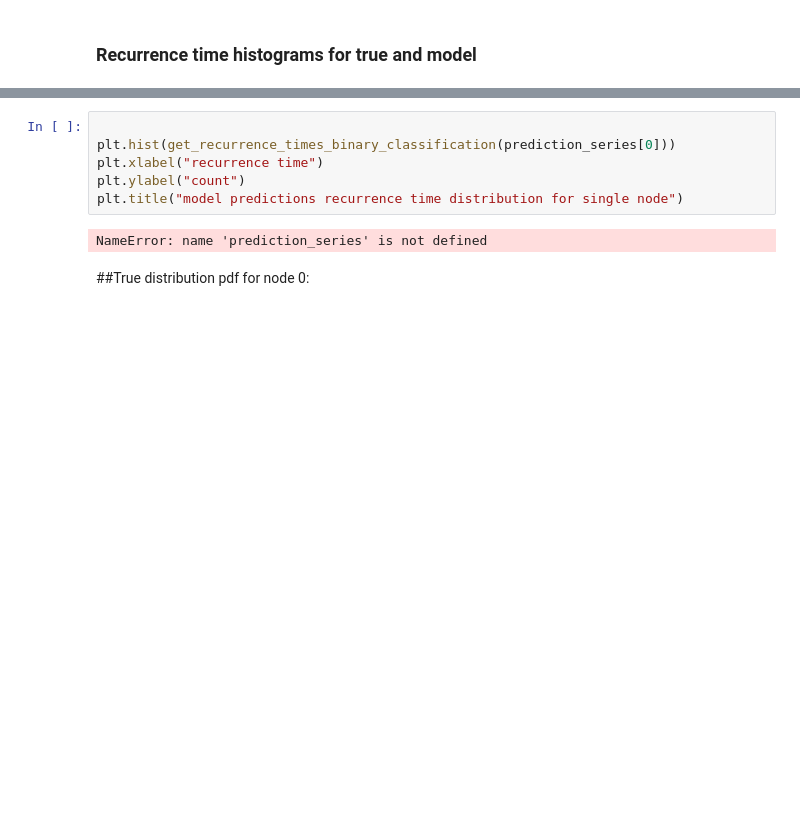
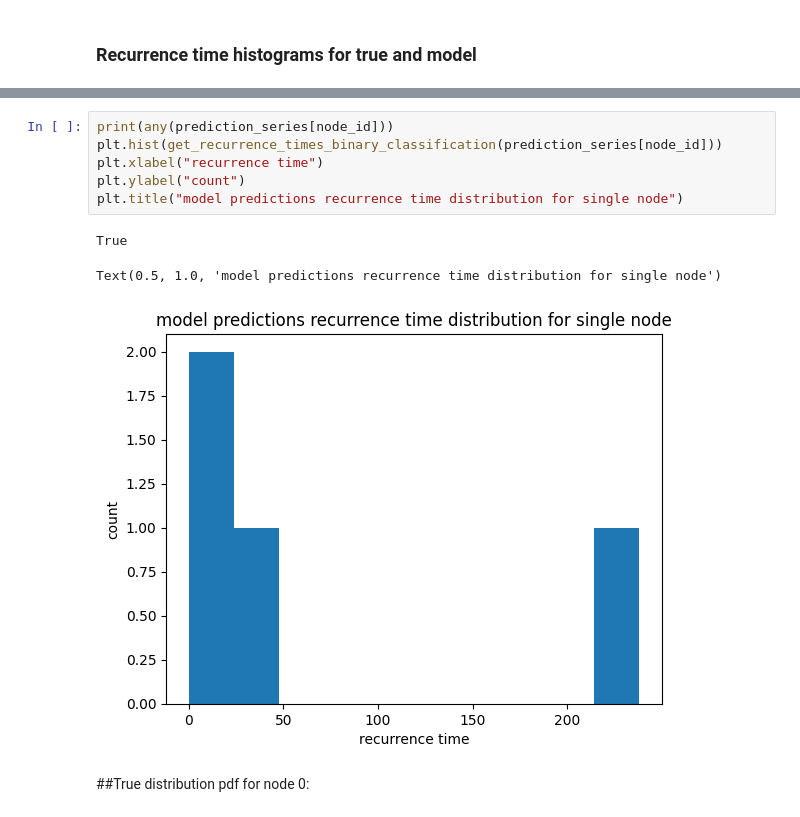
Before and after one commit to AggarwalTushar/CS224W_Project, a Jupyter notebook: notebooks/project_results_analysis.ipynb, the cells around one changed output, grey strips where cells are left out. Cells and saved outputs as stored; diff of their text form; blank space fills up the shorter version.

```diff
--- a/notebooks/project_results_analysis.ipynb
+++ b/notebooks/project_results_analysis.ipynb
@@ -579,11 +578,13 @@ NameError: name 'label_series' is not defined
 # %%
-
-plt.hist(get_recurrence_times_binary_classification(prediction_series[0]))
+print(any(prediction_series[node_id]))
+plt.hist(get_recurrence_times_binary_classification(prediction_series[node_id]))
 plt.xlabel("recurrence time")
 plt.ylabel("count")
 plt.title("model predictions recurrence time distribution for single node")
 # %% [output]
-NameError: name 'prediction_series' is not defined
+True
+Text(0.5, 1.0, 'model predictions recurrence time distribution for single node')
+[figure, added]
 # %% [markdown]
 ##True distribution pdf for node 0:
 # %%
```
Also changed, not shown: parts of 9 cells of this notebook, 4 other files.
